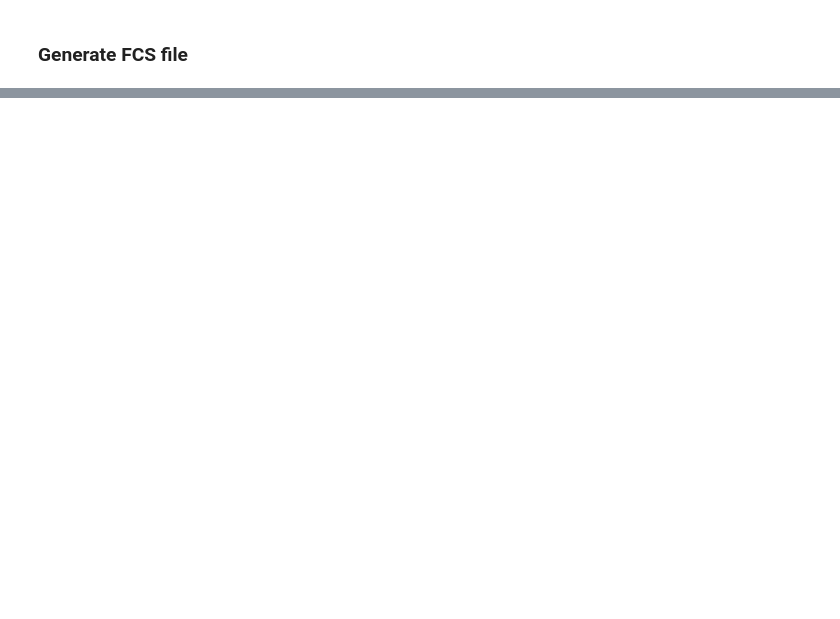
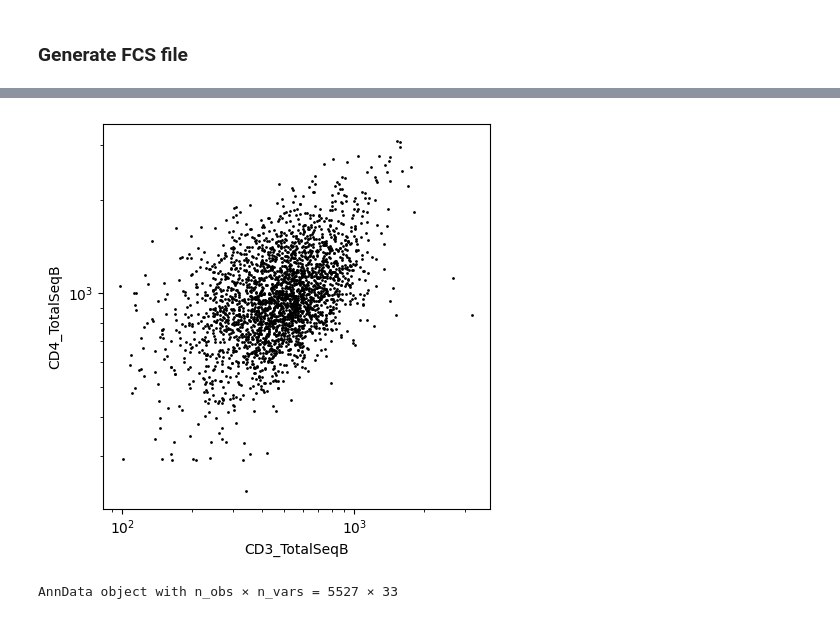
Before and after one commit to harryhaller001/anndata-fcs, a Jupyter notebook: testing_citeseq.ipynb, the cells around one changed output, grey strips where cells are left out. Cells and saved outputs as stored; diff of their text form; code cells hidden in the pictures; blank space fills up the shorter version.

```diff
--- a/testing_citeseq.ipynb
+++ b/testing_citeseq.ipynb
@@ -200,0 +74,34 @@ comp_df
+# %%
+from typing import List, Union
+
+import flowio
+
+
+def gate_polygon_subset(
+    fdata: flowio.FlowData, x: str, y: str, polygon: List[List[Union[int, float]]]
+) -> flowio.FlowData:
+    """Gating polygon on flow data object and returning subset."""
+    df = fcs_to_dataframe(fdata)
+    in_polygon = gate_polygon(fdata=fdata, x=x, y=y, polygon=polygon)
+
+    assert len(df) == len(in_polygon)
+
+    # TODO: convert to FlowData object
+    return df[in_polygon]
+# %%
+fig, ax = scatter(
+    data=gate_polygon_subset(
+        fcs_data,
+        x="CD3_TotalSeqB",
+        y="CD4_TotalSeqB",
+        polygon=[[90, 200], [5000, 200], [5000, 5000], [90, 5000]],
+    ),
+    x="CD3_TotalSeqB",
+    y="CD4_TotalSeqB",
+)
+# %% [output]
+[figure, added]
+# %%
+fcs_to_anndata(fcs_data, include_metadata=False)
+# %% [output]
+AnnData object with n_obs × n_vars = 5527 × 33
```
Also changed, not shown: parts of 23 cells of this notebook, 13 other files.
